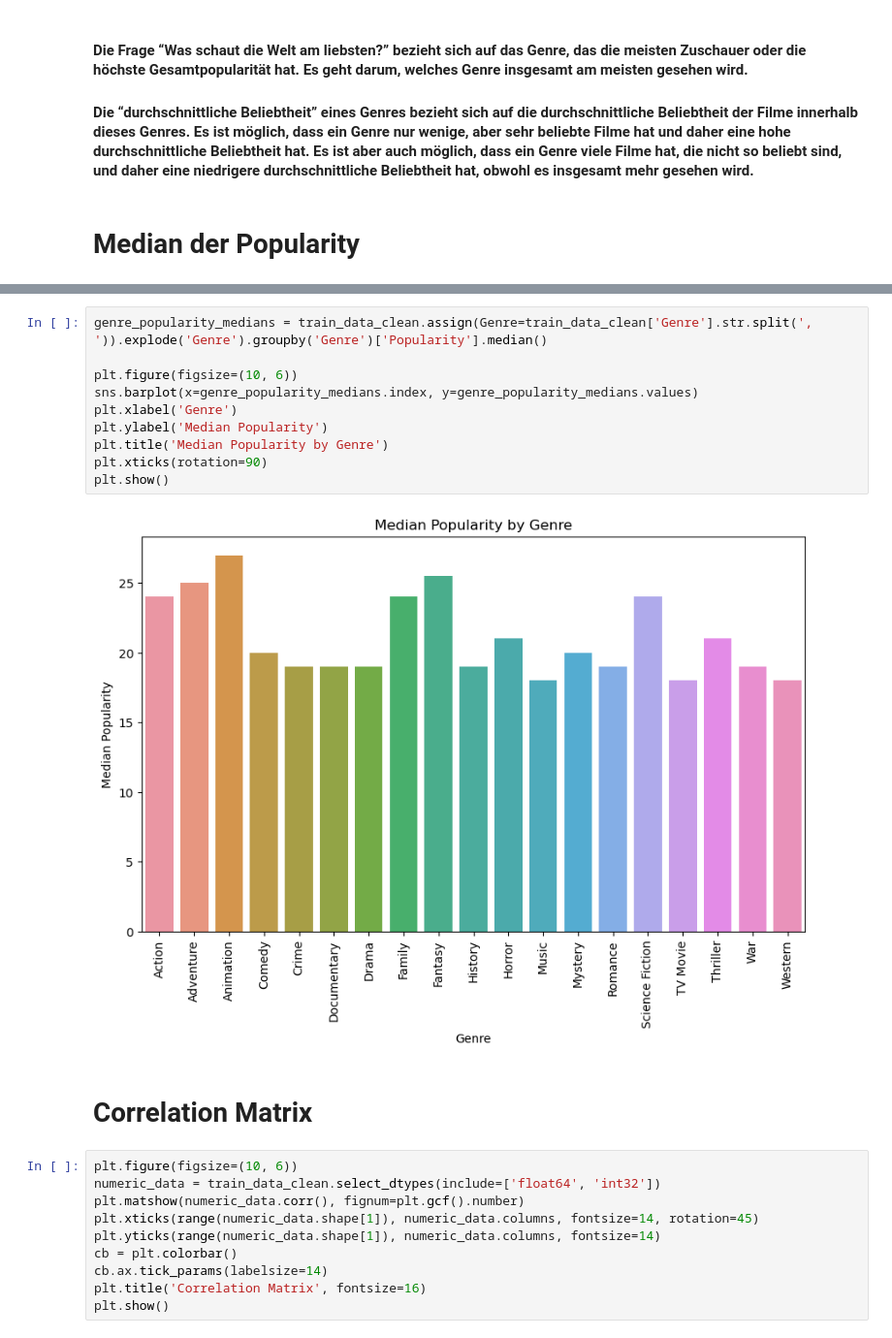
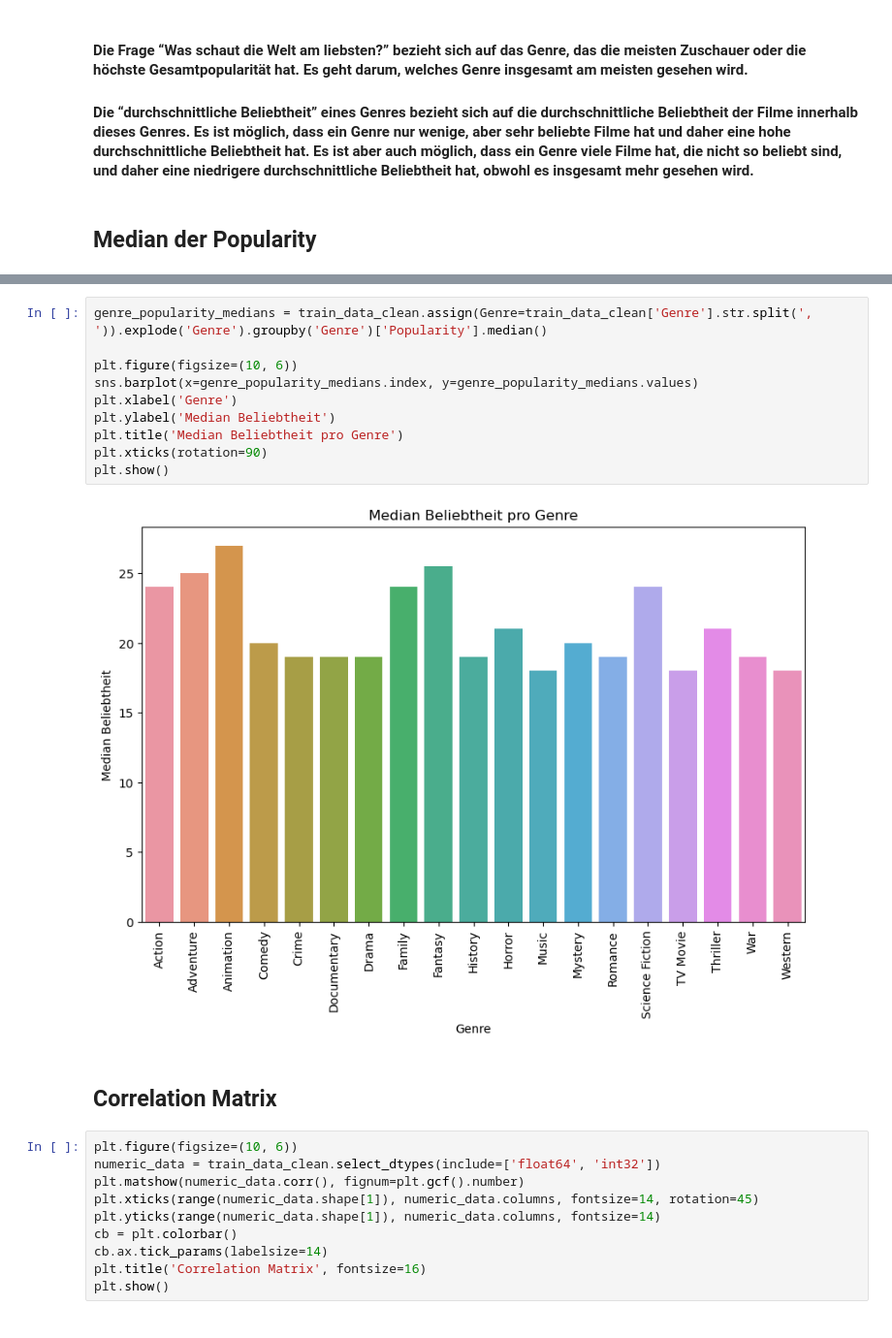
Before and after one commit to DataScience-DHBWKA/Data-Mining-Technos, a Jupyter notebook: FINAL.ipynb, the cells around one changed output, grey strips where cells are left out. Shown: that part at 97% size. Drawn from its saved outputs; the diff is of its cells as text.

```diff
--- a/FINAL.ipynb
+++ b/FINAL.ipynb
@@ -275,7 +284,7 @@ plt.show()
 
 #### Die “durchschnittliche Beliebtheit” eines Genres bezieht sich auf die durchschnittliche Beliebtheit der Filme innerhalb dieses Genres. Es ist möglich, dass ein Genre nur wenige, aber sehr beliebte Filme hat und daher eine hohe durchschnittliche Beliebtheit hat. Es ist aber auch möglich, dass ein Genre viele Filme hat, die nicht so beliebt sind, und daher eine niedrigere durchschnittliche Beliebtheit hat, obwohl es insgesamt mehr gesehen wird.
 # %% [markdown]
-# Median der Popularity
+## Median der Popularity
 # %%
 genre_popularity_medians = train_data_clean.assign(Genre=train_data_clean['Genre'].str.split(', ')).explode('Genre').groupby('Genre')['Popularity'].median()
 
@@ -301,17 +310,17 @@ Name: Popularity, dtype: float64
 # %%
 genre_popularity_medians = train_data_clean.assign(Genre=train_data_clean['Genre'].str.split(', ')).explode('Genre').groupby('Genre')['Popularity'].median()
 
 plt.figure(figsize=(10, 6))
 sns.barplot(x=genre_popularity_medians.index, y=genre_popularity_medians.values)
 plt.xlabel('Genre')
-plt.ylabel('Median Popularity')
-plt.title('Median Popularity by Genre')
+plt.ylabel('Median Beliebtheit')
+plt.title('Median Beliebtheit pro Genre')
 plt.xticks(rotation=90)
 plt.show()
 # %% [output]
-[figure, old version]
+[figure, new version]
 # %% [markdown]
-# Correlation Matrix
+## Correlation Matrix
 # %%
 plt.figure(figsize=(10, 6))
 numeric_data = train_data_clean.select_dtypes(include=['float64', 'int32'])
```
Also changed, not shown: parts of 38 cells of this notebook.
